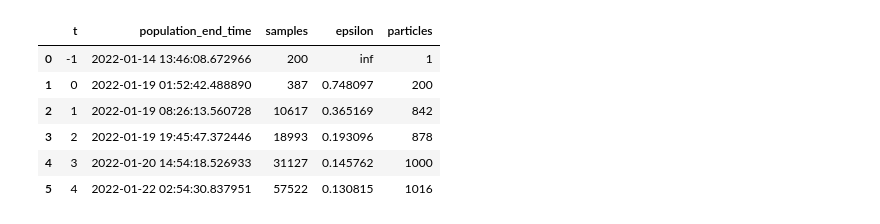
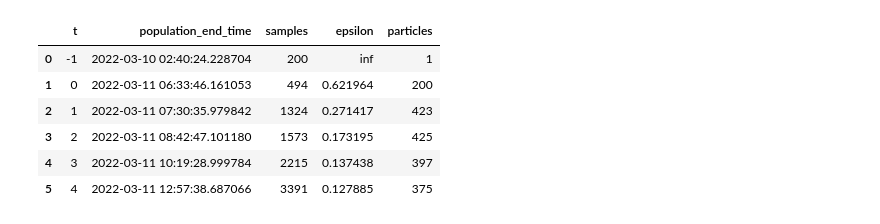
Before and after one commit to yoavram-lab/Heatrisomy, a Jupyter notebook: src/notebooks/diff-mutation-rate.ipynb, the cells around one changed output. Saved outputs shown, nothing was run; the diff lists cells and outputs as text; code cells hidden in the pictures.

```diff
--- a/src/notebooks/diff-mutation-rate.ipynb
+++ b/src/notebooks/diff-mutation-rate.ipynb
@@ -1,30 +1,30 @@
 # %%
 from arviz import hdi
 import pyabc
 from pyabc.visualization import plot_kde_matrix_highlevel,plot_kde_matrix2
 import scipy
 import numpy as np
 from pyabc.visualization import plot_kde_matrix_highlevel
 from datetime import datetime
 import pandas as pd
 from pyabc.visualization import plot_kde_matrix_highlevel,plot_kde_matrix
 import matplotlib.pyplot as plt
 from pyabc.visualization import plot_kde_matrix_highlevel,plot_kde_matrix, plot_kde_2d
 
 output_path = '../../figures'
 path = '/Users/adsurbum/sim-data/single-model-abc/new4'
-file_name = '2022-01-12-tau100-r1k'
+file_name = '2022-03-09-m8-r1000'
 # file_name = '2022-02-26-prior4-r1000'
 
 history = pyabc.History("sqlite:///{0}/{1}/{1}.db".format(path,file_name))
 history.get_all_populations()
 # %% [output]
 |  | t | population_end_time | samples | epsilon | particles |
-| 0 | -1 | 2022-01-14 13:46:08.672966 | 200 | inf | 1 |
-| 1 | 0 | 2022-01-19 01:52:42.488890 | 387 | 0.748097 | 200 |
-| 2 | 1 | 2022-01-19 08:26:13.560728 | 10617 | 0.365169 | 842 |
-| 3 | 2 | 2022-01-19 19:45:47.372446 | 18993 | 0.193096 | 878 |
-| 4 | 3 | 2022-01-20 14:54:18.526933 | 31127 | 0.145762 | 1000 |
-| 5 | 4 | 2022-01-22 02:54:30.837951 | 57522 | 0.130815 | 1016 |
+| 0 | -1 | 2022-03-10 02:40:24.228704 | 200 | inf | 1 |
+| 1 | 0 | 2022-03-11 06:33:46.161053 | 494 | 0.621964 | 200 |
+| 2 | 1 | 2022-03-11 07:30:35.979842 | 1324 | 0.271417 | 423 |
+| 3 | 2 | 2022-03-11 08:42:47.101180 | 1573 | 0.173195 | 425 |
+| 4 | 3 | 2022-03-11 10:19:28.999784 | 2215 | 0.137438 | 397 |
+| 5 | 4 | 2022-03-11 12:57:38.687066 | 3391 | 0.127885 | 375 |
 # %%
 freem = '2021-12-29-an200-k1'
```
Also changed, not shown: parts of 6 cells of this notebook, 6 other files.
